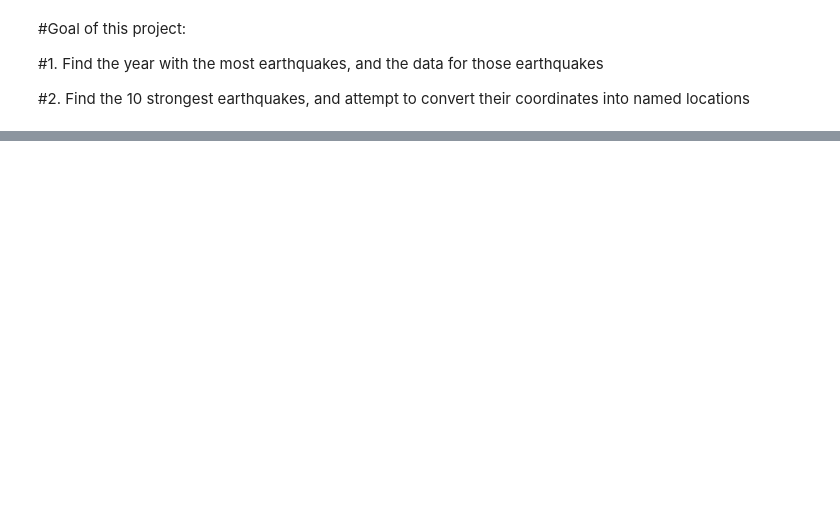
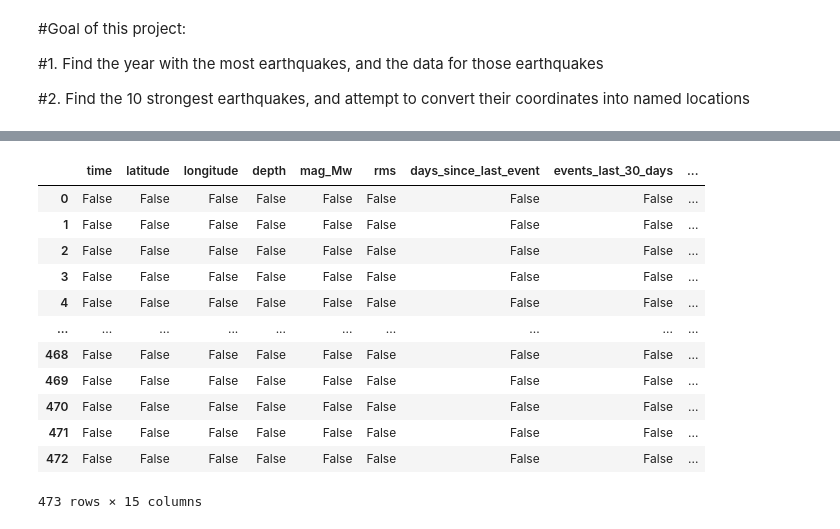
Before and after one commit to NohaKhaled01/Egypt_RedSea_EarthQuakes, a Jupyter notebook: First_File_16Feb.ipynb, the cells around one changed output, grey strips where cells are left out. Drawn from its saved outputs; the diff is of its cells as text; code cells hidden in the pictures; blank space fills up the shorter version.

```diff
--- a/First_File_16Feb.ipynb
+++ b/First_File_16Feb.ipynb
@@ -26,0 +95,16 @@ df.head(10)
+# %%
+df.isnull()
+# %% [output]
+|  | time | latitude | longitude | depth | mag_Mw | rms | days_since_last_event | events_last_30_days | ... |
+| 0 | False | False | False | False | False | False | False | False | ... |
+| 1 | False | False | False | False | False | False | False | False | ... |
+| 2 | False | False | False | False | False | False | False | False | ... |
+| 3 | False | False | False | False | False | False | False | False | ... |
+| 4 | False | False | False | False | False | False | False | False | ... |
+| ... | ... | ... | ... | ... | ... | ... | ... | ... | ... |
+| 468 | False | False | False | False | False | False | False | False | ... |
+| 469 | False | False | False | False | False | False | False | False | ... |
+| 470 | False | False | False | False | False | False | False | False | ... |
+| 471 | False | False | False | False | False | False | False | False | ... |
+| 472 | False | False | False | False | False | False | False | False | ... |
+473 rows × 15 columns
```
Also changed, not shown: parts of 12 cells of this notebook.
